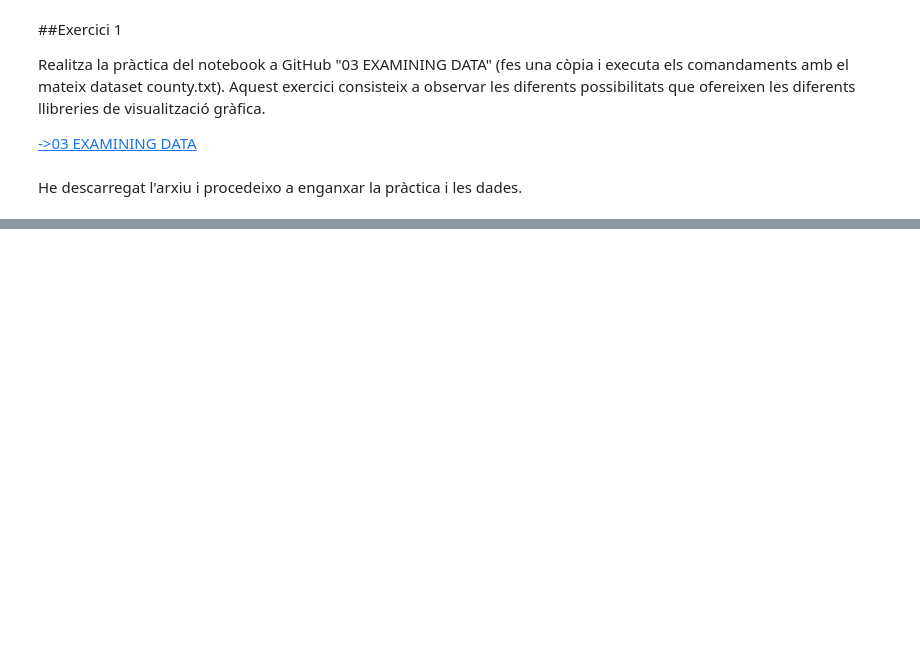
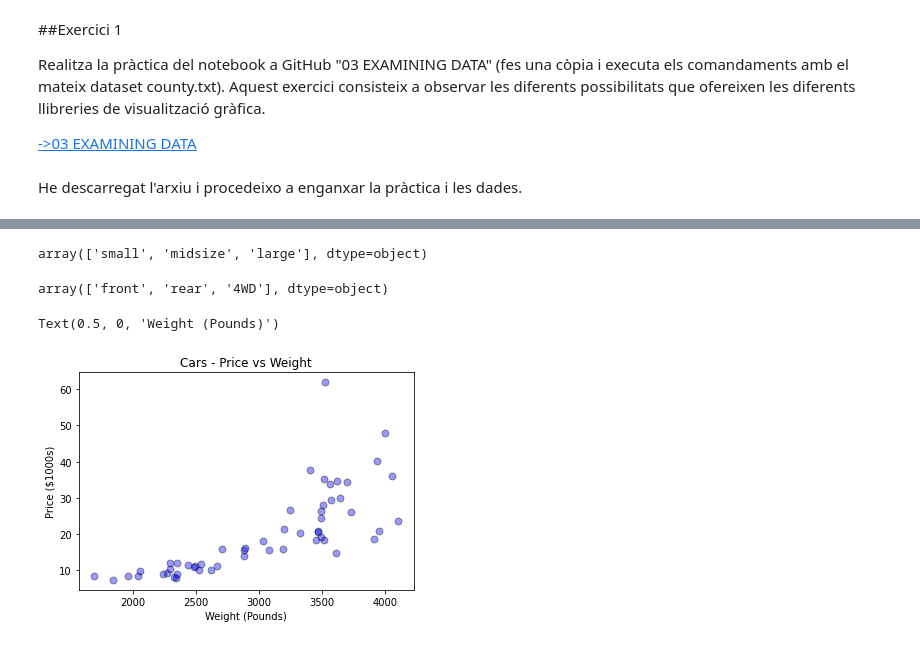
Before and after one commit to davifebdn/Tasca-M4-T02, a Jupyter notebook: Tasca_M4_T02.ipynb, the cells around one changed output, grey strips where cells are left out. Saved outputs shown, nothing was run; the diff lists cells and outputs as text; code cells hidden in the pictures; blank space fills up the shorter version.

```diff
--- a/Tasca_M4_T02.ipynb
+++ b/Tasca_M4_T02.ipynb
@@ -13,0 +159,3 @@ He descarregat l'arxiu i procedeixo a enganxar la pràctica i les dades.
+# %%
+dbcars = pd.read_csv('/content/drive/MyDrive/IT Academy/Data Science/Mòdul 3. Programació numèrica, dataframes i anàlisi estadístic /Examining-Data-main/cars.txt',
+                encoding='utf-8', sep='\t')
@@ -13,0 +202,26 @@ He descarregat l'arxiu i procedeixo a enganxar la pràctica i les dades.
+# %%
+# Categorical Variables
+dbcars.type.unique()
+# %% [output]
+array(['small', 'midsize', 'large'], dtype=object)
+# %%
+# Categorical Variables
+dbcars.driveTrain.unique()
+# %% [output]
+array(['front', 'rear', '4WD'], dtype=object)
+# %%
+# Create data
+x = dbcars.weight
+y = dbcars.price
+
+colors = "Blue"
+area = np.pi*15
+
+# Plot
+plt.scatter(x, y, s=area, c=colors, alpha=0.4, edgecolors='black')
+plt.title('Cars - Price vs Weight')
+plt.ylabel('Price ($1000s)')
+plt.xlabel('Weight (Pounds)')
+# %% [output]
+Text(0.5, 0, 'Weight (Pounds)')
+[figure, added]
```
Also changed, not shown: parts of 142 cells of this notebook.
